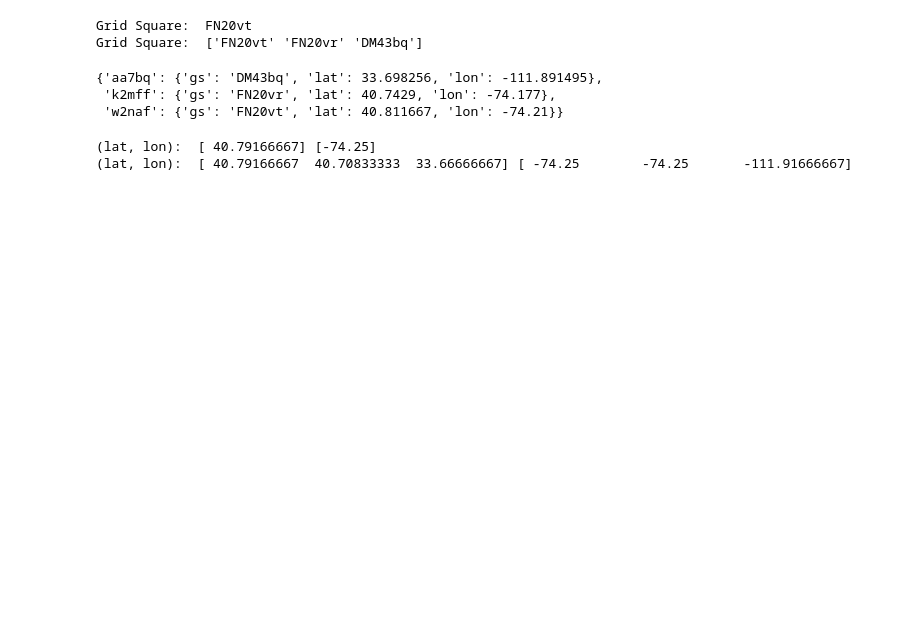
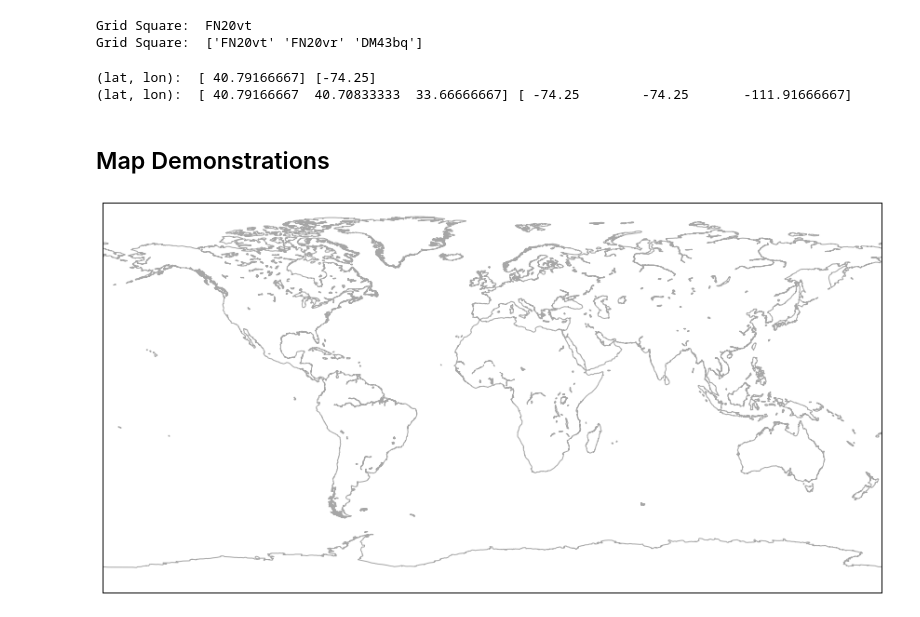
Before and after one commit to w2naf/HamSCI, a Jupyter notebook: notebooks/Grid Square Converter.ipynb, the cells around one changed output. Cells and saved outputs as stored; diff of their text form; code cells hidden in the pictures; blank space fills up the shorter version.

```diff
--- a/notebooks/Grid Square Converter.ipynb
+++ b/notebooks/Grid Square Converter.ipynb
@@ -195,12 +207,6 @@ print 'Grid Square: ', grid_square
 # %% [output]
 Grid Square:  FN20vt
 Grid Square:  ['FN20vt' 'FN20vr' 'DM43bq']
-# %%
-test_dct
-# %% [output]
-{'aa7bq': {'gs': 'DM43bq', 'lat': 33.698256, 'lon': -111.891495},
- 'k2mff': {'gs': 'FN20vr', 'lat': 40.7429, 'lon': -74.177},
- 'w2naf': {'gs': 'FN20vt', 'lat': 40.811667, 'lon': -74.21}}
 # %%
 # Test a single location - W2NAF (40.811667, -74.210000, FN20vt)
 lat,lon = gridsquare2latlon('FN20vt')
@@ -212,3 +218,5 @@ print '(lat, lon): ', lat,lon
 # %% [output]
 (lat, lon):  [ 40.79166667] [-74.25]
 (lat, lon):  [ 40.79166667  40.70833333  33.66666667] [ -74.25        -74.25       -111.91666667]
+# %% [markdown]
+## Map Demonstrations
@@ -214,0 +227,20 @@ print '(lat, lon): ', lat,lon
+# %%
+llcrnrlon = -180.
+llcrnrlat =  -90.
+urcrnrlon =  180.
+urcrnrlat =   90.
+
+fig = plt.figure(figsize=(15,10))
+ax  = fig.add_subplot(111)
+m   = Basemap(llcrnrlon=llcrnrlon,llcrnrlat=llcrnrlat,urcrnrlon=urcrnrlon,urcrnrlat=urcrnrlat,
+            resolution='l',area_thresh=1000.,projection='cyl',ax=ax)
+
+# draw parallels and meridians.
+#m.drawparallels(np.arange( -90., 91.,45.),color='k',labels=[False,True,True,False])
+#m.drawmeridians(np.arange(-180.,181.,45.),color='k',labels=[True,False,False,True])
+m.drawcoastlines(color='0.65')
+m.drawmapboundary(fill_color='w')
+
+plt.show()
+# %% [output]
+[figure, added]
```
Also changed, not shown: parts of 7 cells of this notebook.
